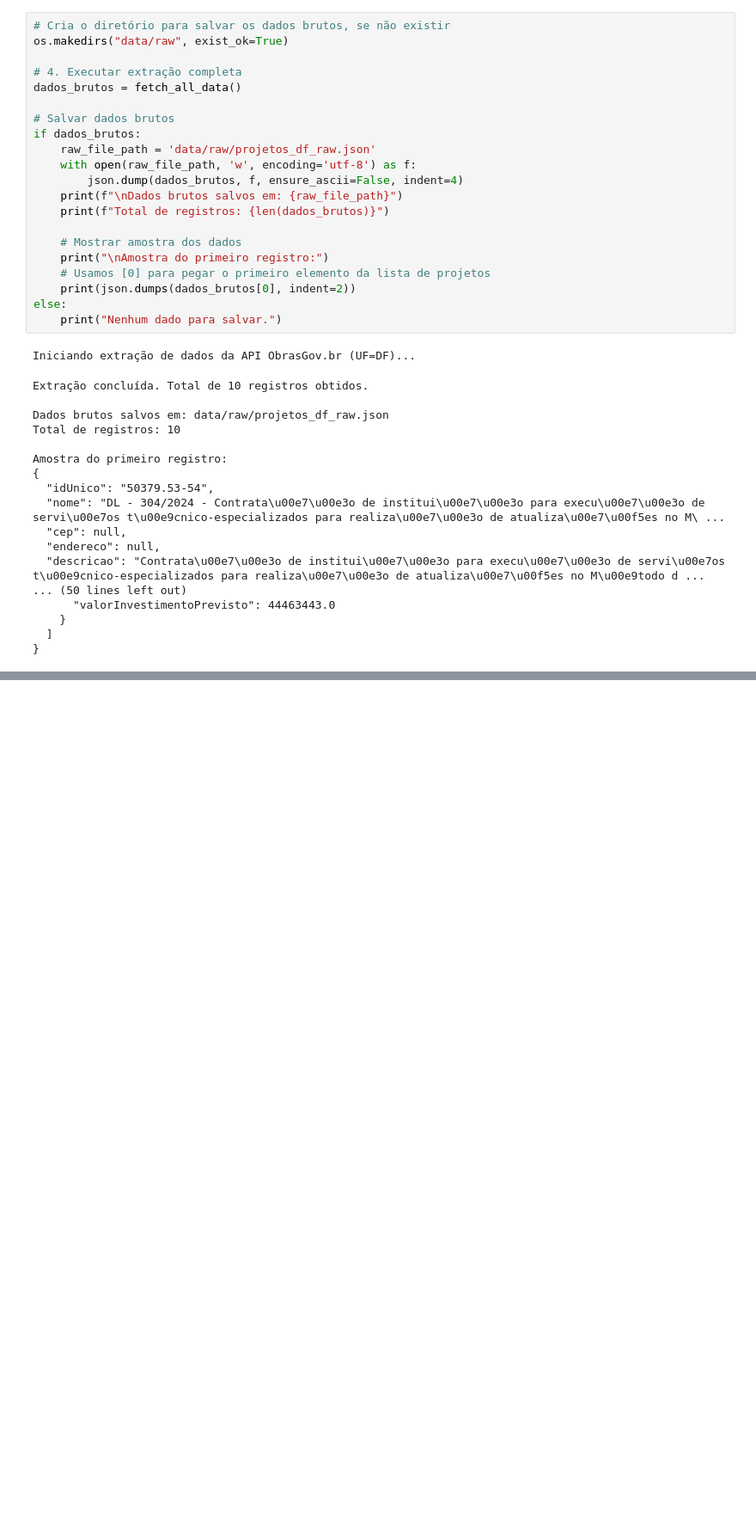
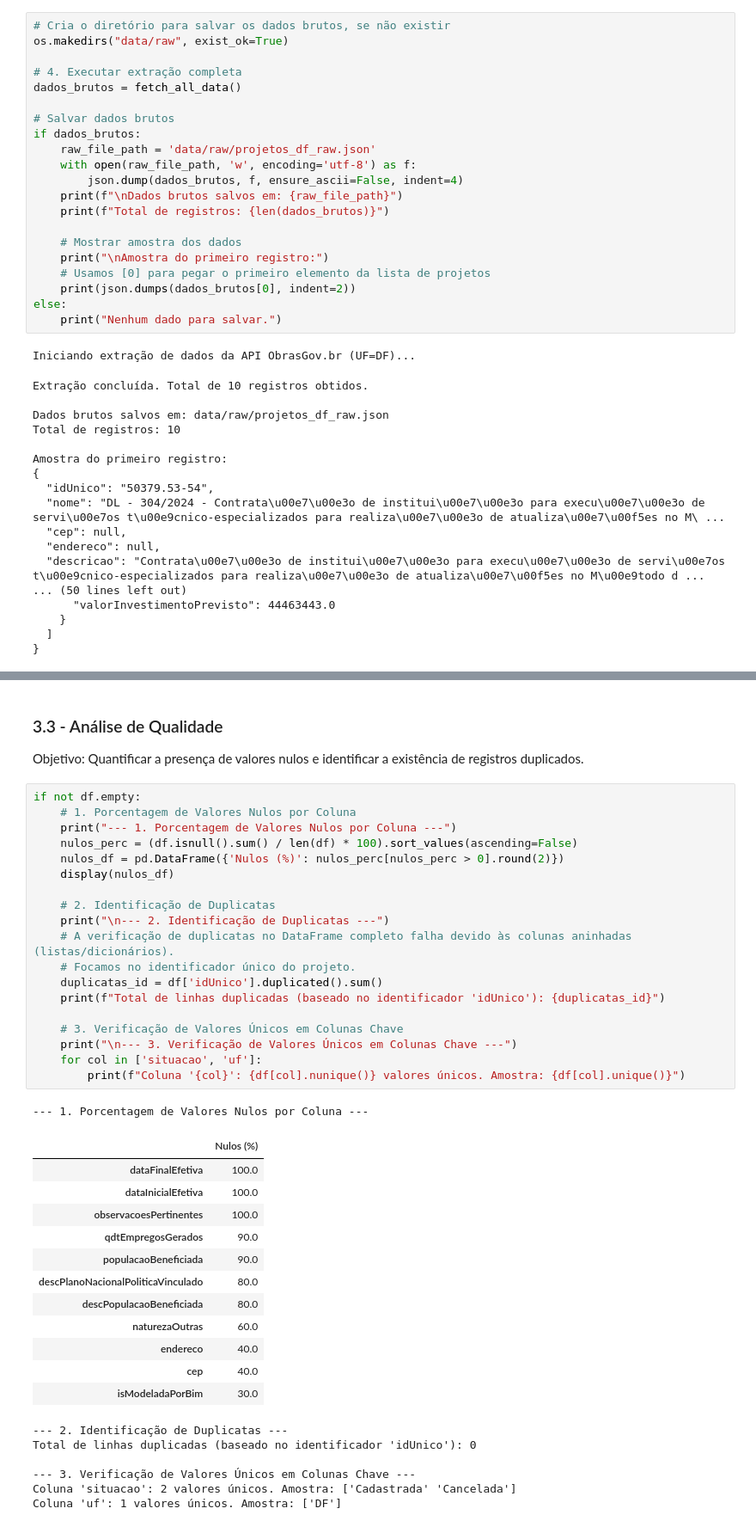
Before and after one commit to alvezclari/analise-investimentos-df, a Jupyter notebook: notebooks/analise_completa.ipynb, the cells around one changed output, grey strips where cells are left out. Shown at 86% size. Drawn from its saved outputs; the diff is of its cells as text; blank space fills up the shorter version.

```diff
--- a/notebooks/analise_completa.ipynb
+++ b/notebooks/analise_completa.ipynb
@@ -151,0 +246,43 @@ Amostra do primeiro registro:
+# %% [markdown]
+### 3.3 - Análise de Qualidade
+
+Objetivo: Quantificar a presença de valores nulos e identificar a existência de registros duplicados.
+# %%
+if not df.empty:
+    # 1. Porcentagem de Valores Nulos por Coluna
+    print("--- 1. Porcentagem de Valores Nulos por Coluna ---")
+    nulos_perc = (df.isnull().sum() / len(df) * 100).sort_values(ascending=False)
+    nulos_df = pd.DataFrame({'Nulos (%)': nulos_perc[nulos_perc > 0].round(2)})
+    display(nulos_df)
+
+    # 2. Identificação de Duplicatas
+    print("\n--- 2. Identificação de Duplicatas ---")
+    # A verificação de duplicatas no DataFrame completo falha devido às colunas aninhadas (listas/dicionários).
+    # Focamos no identificador único do projeto.
+    duplicatas_id = df['idUnico'].duplicated().sum()
+    print(f"Total de linhas duplicadas (baseado no identificador 'idUnico'): {duplicatas_id}")
+
+    # 3. Verificação de Valores Únicos em Colunas Chave
+    print("\n--- 3. Verificação de Valores Únicos em Colunas Chave ---")
+    for col in ['situacao', 'uf']:
+        print(f"Coluna '{col}': {df[col].nunique()} valores únicos. Amostra: {df[col].unique()}")
+# %% [output]
+--- 1. Porcentagem de Valores Nulos por Coluna ---
+|  | Nulos (%) |
+| dataFinalEfetiva | 100.0 |
+| dataInicialEfetiva | 100.0 |
+| observacoesPertinentes | 100.0 |
+| qdtEmpregosGerados | 90.0 |
+| populacaoBeneficiada | 90.0 |
+| descPlanoNacionalPoliticaVinculado | 80.0 |
+| descPopulacaoBeneficiada | 80.0 |
+| naturezaOutras | 60.0 |
+| endereco | 40.0 |
+| cep | 40.0 |
+| isModeladaPorBim | 30.0 |
+--- 2. Identificação de Duplicatas ---
+Total de linhas duplicadas (baseado no identificador 'idUnico'): 0
+
+--- 3. Verificação de Valores Únicos em Colunas Chave ---
+Coluna 'situacao': 2 valores únicos. Amostra: ['Cadastrada' 'Cancelada']
+Coluna 'uf': 1 valores únicos. Amostra: ['DF']
```
Also changed, not shown: parts of 21 cells of this notebook.
